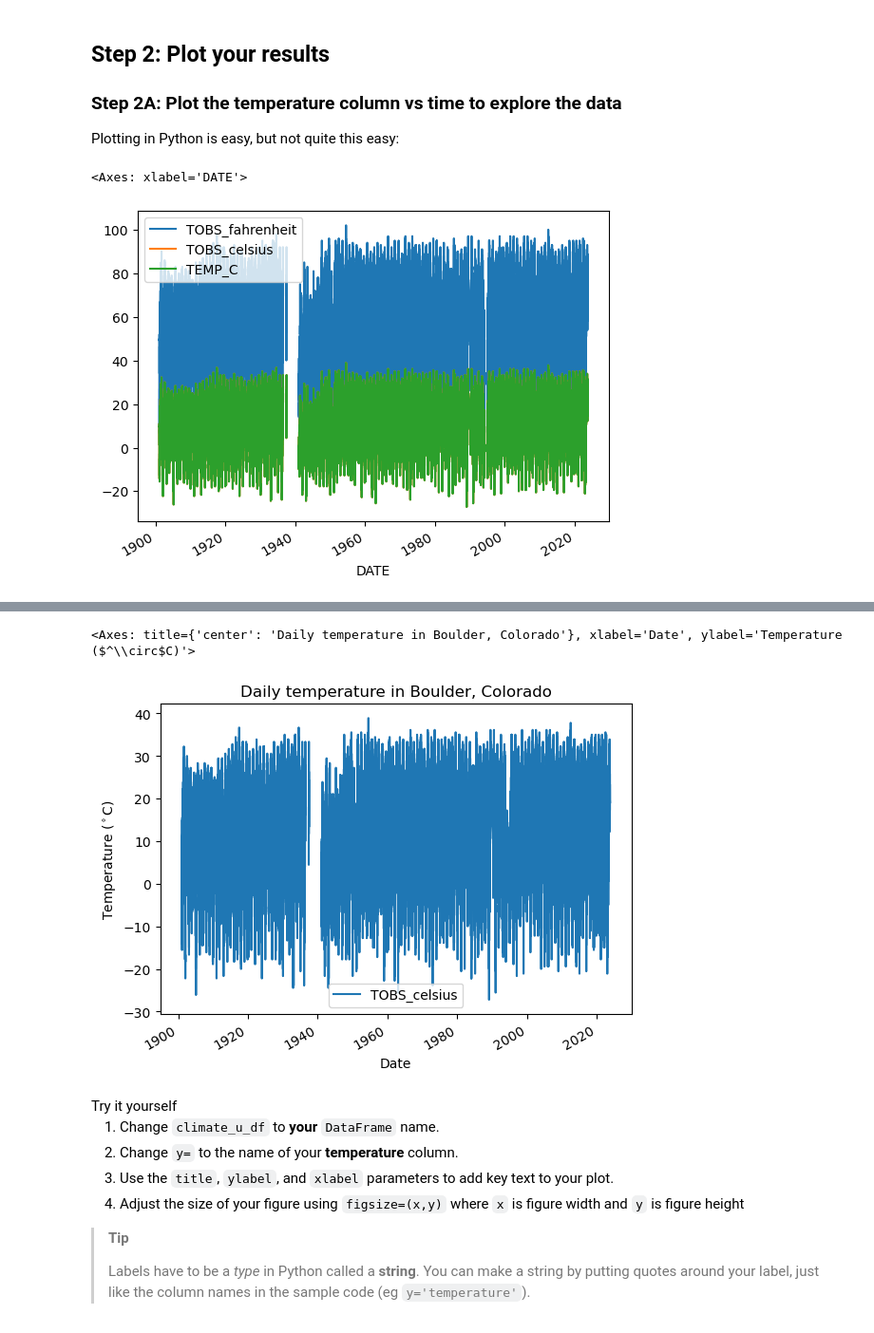
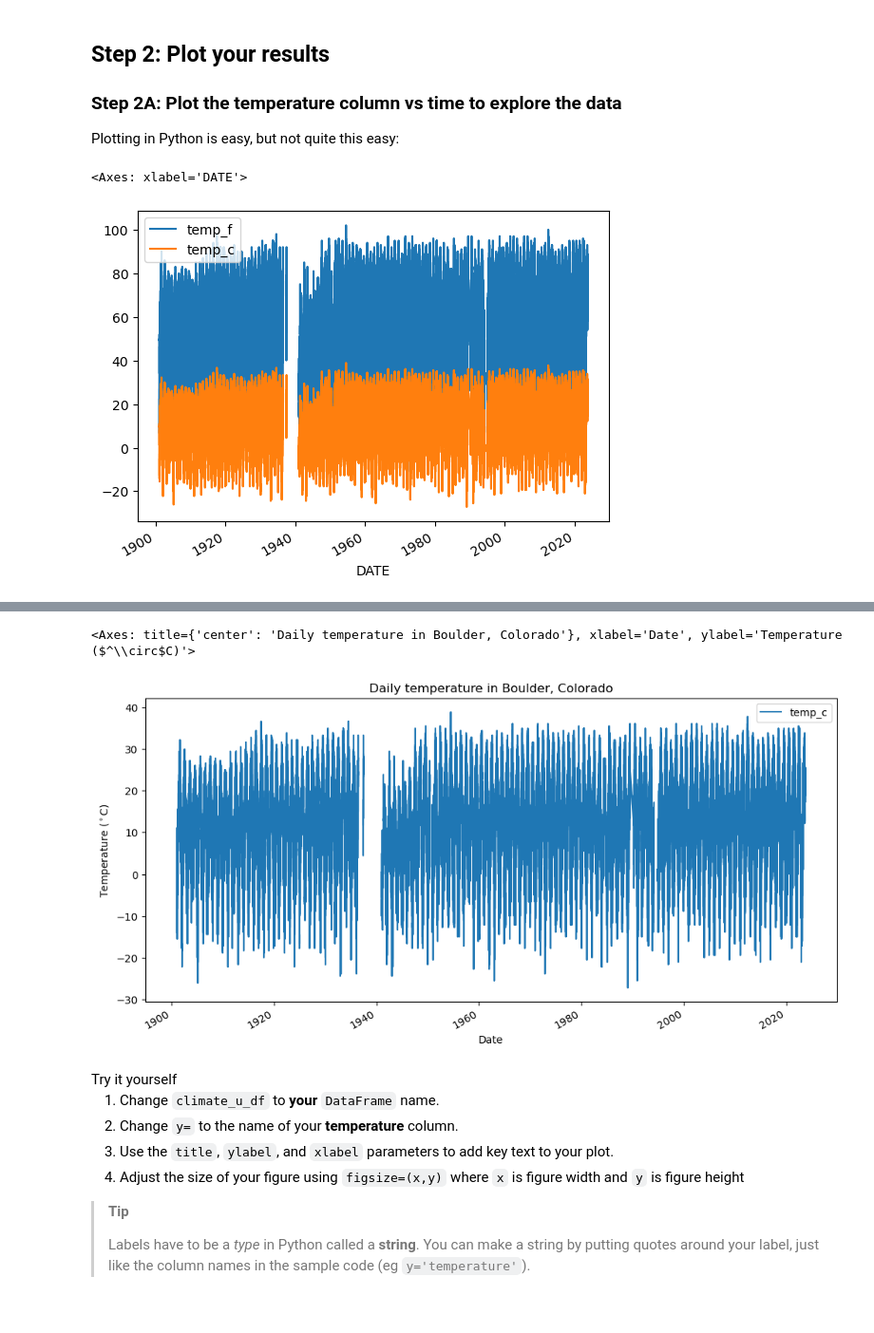
Before and after one commit to sofieappel/01-climate-fall-template, a Jupyter notebook: 04-climate-plot.ipynb, the cells around one changed output, grey strips where cells are left out. Shown at 95% size. Cells and saved outputs as stored; diff of their text form; code cells hidden in the pictures.

Commit message:
climate plot

```diff
--- a/04-climate-plot.ipynb
+++ b/04-climate-plot.ipynb
@@ -25,10 +36,10 @@ notebook, since they won’t carry over from the previous notebook:
 ### Step 2A: Plot the temperature column vs time to explore the data
 Plotting in Python is easy, but not quite this easy:
 # %%
-climate_u_df.plot()
+temp_units_df.plot()
 # %% [output]
 <Axes: xlabel='DATE'>
-[figure, old version]
+[figure, new version]
 # %% [markdown]
 Looks like we have *both* temperature units on the same plot, and it’s
 hard to see what it is because it’s missing labels!
@@ -50,15 +61,16 @@ hard to see what it is because it’s missing labels!
 When plotting in Python, you’ll always need to add some instructions on
 labels and how you want your plot to look.
 # %%
-### plot the data using .plot
-climate_u_df.plot(
-    y = 'the_temperature_column',
-    title = 'Insert Title Here',
-    xlabel = 'Horizontal axis label goes here',
-    ylabel = 'Vertical axis label goes here ($^\circ$C)')
+### plot temp in boulder
+temp_units_df.plot(
+    y = 'temp_c',
+    title = 'Daily temperature in Boulder, Colorado',
+    xlabel = 'Date',
+    ylabel = 'Temperature ($^\circ$C)',
+    figsize = (12,6))
 # %% [output]
 <Axes: title={'center': 'Daily temperature in Boulder, Colorado'}, xlabel='Date', ylabel='Temperature ($^\\circ$C)'>
-[figure, old version]
+[figure, new version]
 # %% [markdown]
 <link rel="stylesheet" type="text/css" href="./assets/styles.css"><div class="callout callout-style-default callout-titled callout-task"><div class="callout-header"><div class="callout-icon-container"><i class="callout-icon"></i></div><div class="callout-title-container flex-fill">Try it yourself</div></div><div class="callout-body-container callout-body"><ol type="1">
 <li>Change <code>climate_u_df</code> to <strong>your</strong>
```
Also changed, not shown: parts of 14 cells of this notebook, 1 other file.
